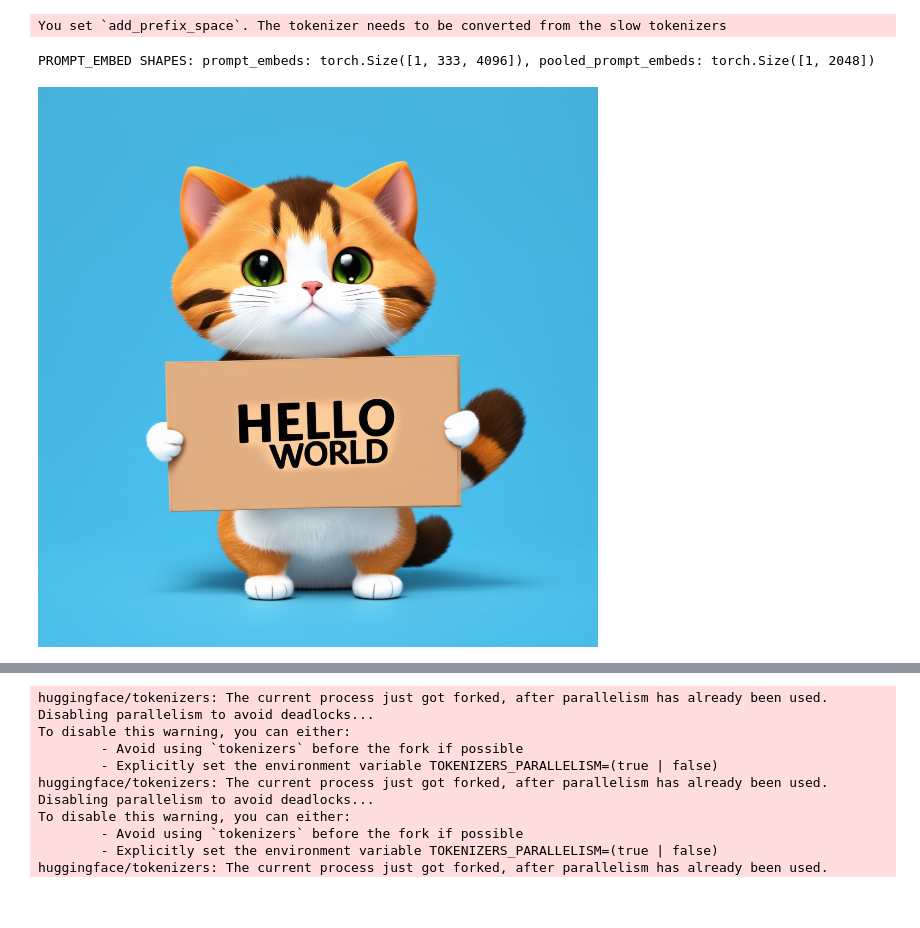
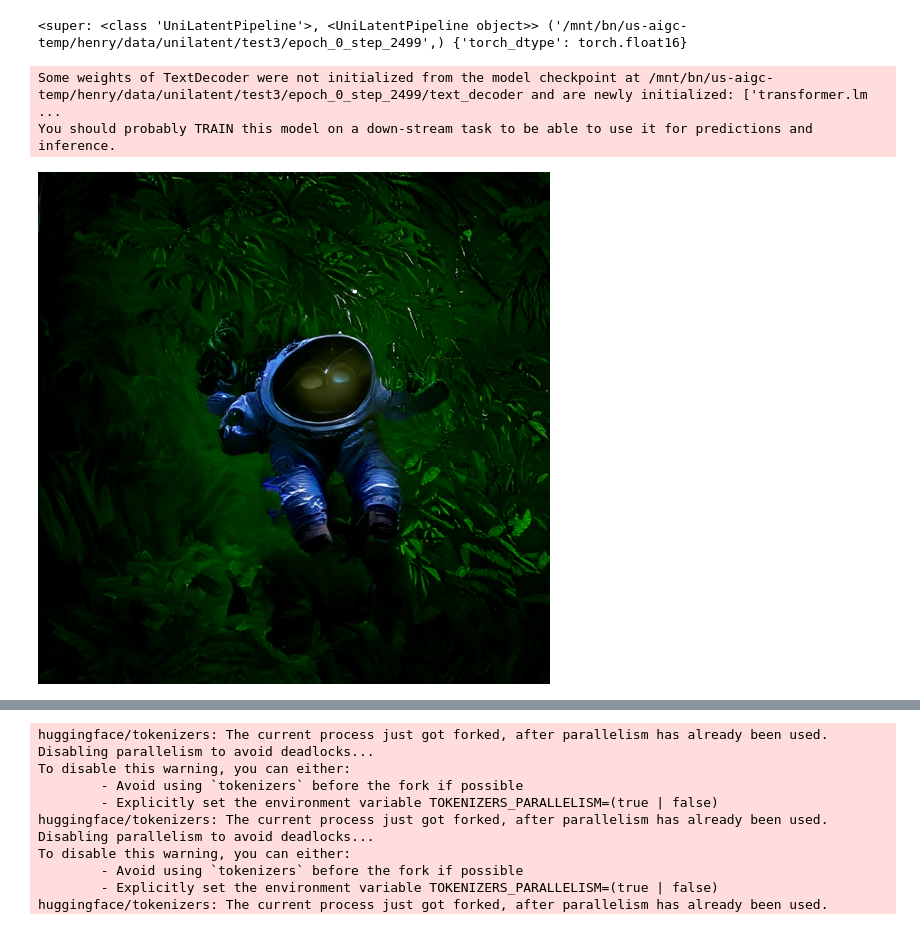
Before and after one commit to lihenryhfl/unilatent, a Jupyter notebook: unilatent_explore.ipynb, the cells around one changed output, grey strips where cells are left out. Drawn from its saved outputs; the diff is of its cells as text; code cells hidden in the pictures; blank space fills up the shorter version.

Commit message:
about to start full training

```diff
--- a/unilatent_explore.ipynb
+++ b/unilatent_explore.ipynb
@@ -3,22 +3,26 @@ import os
 os.environ['CUDA_VISIBLE_DEVICES'] = '0'
 # %%
 import torch
-from stable_diffusion3 import StableDiffusion3Pipeline
+from unilatent import UniLatentPipeline
 
-pipe = StableDiffusion3Pipeline.from_pretrained("stabilityai/stable-diffusion-3-medium-diffusers", torch_dtype=torch.float16)
+# pipe = StableDiffusion3Pipeline.from_pretrained("stabilityai/stable-diffusion-3-medium-diffusers", torch_dtype=torch.float16)
+pipe = UniLatentPipeline.from_pretrained("/mnt/bn/us-aigc-temp/henry/data/unilatent/test3/epoch_0_step_2499", torch_dtype=torch.float16)
 pipe = pipe.to("cuda")
 
 image = pipe(
-    "A cat holding a sign that says hello world",
+    "An astronaut in a jungle",
     negative_prompt="",
     num_inference_steps=28,
     guidance_scale=7.0,
+    height=512,
+    width=512
 ).images[0]
 image
 # %% [output]
-You set `add_prefix_space`. The tokenizer needs to be converted from the slow tokenizers
+<super: <class 'UniLatentPipeline'>, <UniLatentPipeline object>> ('/mnt/bn/us-aigc-temp/henry/data/unilatent/test3/epoch_0_step_2499',) {'torch_dtype': torch.float16}
-PROMPT_EMBED SHAPES: prompt_embeds: torch.Size([1, 333, 4096]), pooled_prompt_embeds: torch.Size([1, 2048])
+Some weights of TextDecoder were not initialized from the model checkpoint at /mnt/bn/us-aigc-temp/henry/data/unilatent/test3/epoch_0_step_2499/text_decoder and are newly initialized: ['transformer.lm ...
+You should probably TRAIN this model on a down-stream task to be able to use it for predictions and inference.
-[figure, old version]
+[figure, new version]
 # %%
 pipe.text_encoder_3 = None
 
```
Also changed, not shown: parts of 1 cell of this notebook, 2 other files.
